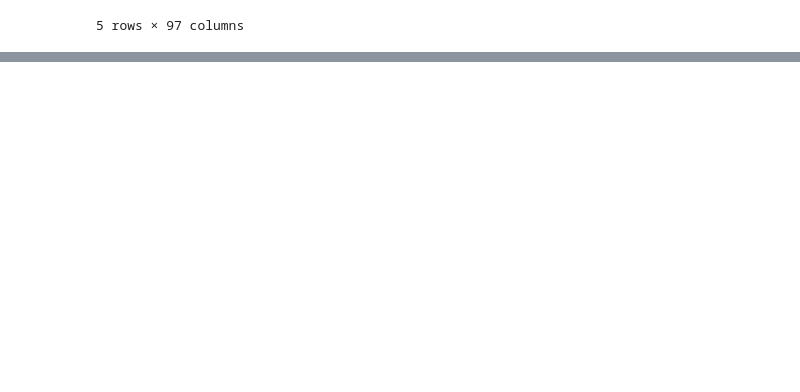
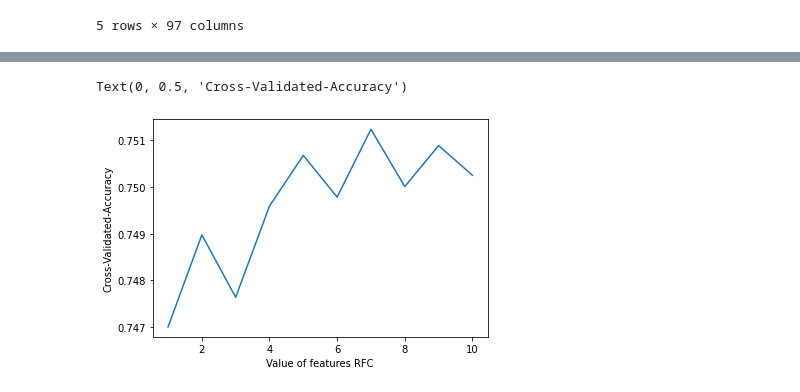
Before and after one commit to brunofaria27/machine-learning-pratical, a Jupyter notebook: csgo_prediction_winner_round.ipynb, the cells around one changed output, grey strips where cells are left out. Cells and saved outputs as stored; diff of their text form; code cells hidden in the pictures; blank space fills up the shorter version.

```diff
--- a/csgo_prediction_winner_round.ipynb
+++ b/csgo_prediction_winner_round.ipynb
@@ -155,0 +112,3 @@ weighted avg       0.81      0.81      0.81     97928
+# %%
+data_columns = X.columns
+data_columns
@@ -155,0 +133,4 @@ weighted avg       0.81      0.81      0.81     97928
+# %%
+normalizador = MinMaxScaler()
+normalizador.fit(X)
+data_normalize = normalizador.transform(X)
@@ -155,0 +186,2 @@ weighted avg       0.81      0.81      0.81     97928
+# %%
+X = pd.DataFrame(data=data_normalize, columns=data_columns)
@@ -155,0 +193,15 @@ weighted avg       0.81      0.81      0.81     97928
+# %%
+k_score = list()
+
+for i in range(1, 11):
+  rforest = RandomForestClassifier(max_features=i, criterion='gini', random_state=0)
+  scores = cross_val_score(rforest, X, y, cv=10)
+  k_score.append(scores.mean())
+# %%
+%matplotlib inline
+plt.plot(range(1, 11), k_score)
+plt.xlabel('Value of features RFC')
+plt.ylabel('Cross-Validated-Accuracy')
+# %% [output]
+Text(0, 0.5, 'Cross-Validated-Accuracy')
+[figure, added]
```
Also changed, not shown: parts of 23 cells of this notebook.
